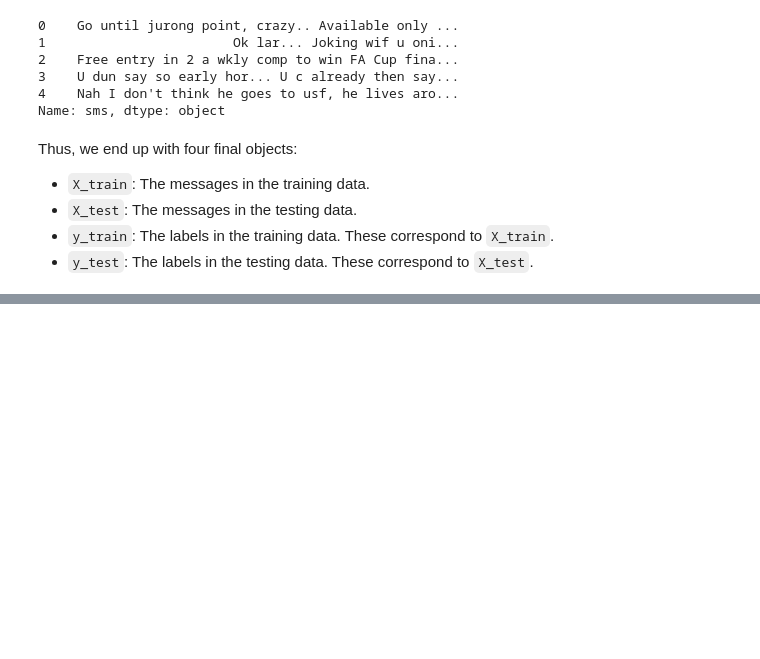
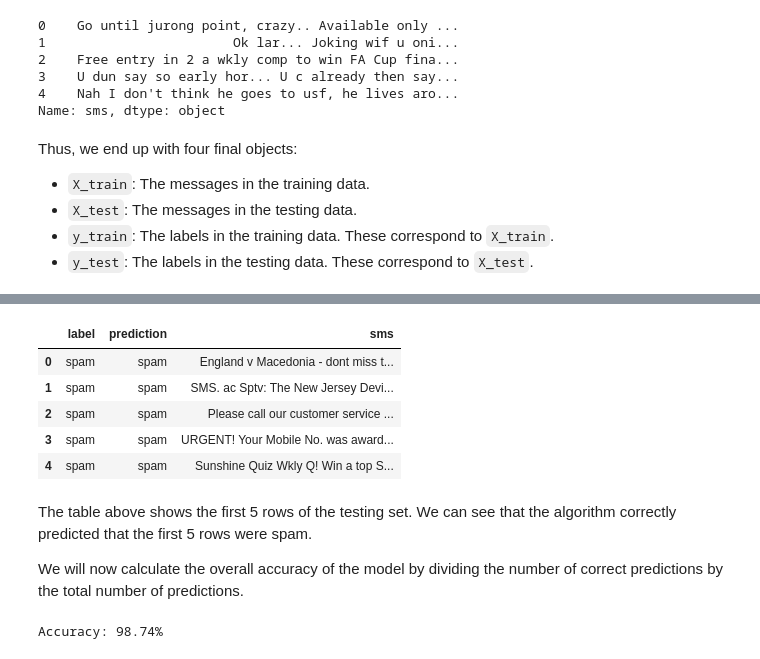
Before and after one commit to MiguelAHG/mahg-data-science, a Jupyter notebook: _notebooks/2021-12-13-Naive-Bayes-Algorithm-Detecting-Spam-Messages.ipynb, the cells around one changed output, grey strips where cells are left out. Saved outputs shown, nothing was run; the diff lists cells and outputs as text; code cells hidden in the pictures; blank space fills up the shorter version.

Commit message:
Write until start of Model Evaluation

```diff
--- a/_notebooks/2021-12-13-Naive-Bayes-Algorithm-Detecting-Spam-Messages.ipynb
+++ b/_notebooks/2021-12-13-Naive-Bayes-Algorithm-Detecting-Spam-Messages.ipynb
@@ -183,0 +257,8 @@ Now, let's discuss the multinomial naive bayes algorithm.
+# %%
+#collapse-hide
+p_label = {}
+p_label["spam"] = y_train.eq("spam").sum() / y_train.shape[0]
+p_label["ham"] = 1 - p_label["spam"]
+
+print(f"P(Spam) = {p_label['spam'] * 100:.2f}%")
+print(f"P(Ham) = {p_label['ham'] * 100:.2f}%")
@@ -183,0 +486,35 @@ Now, let's discuss the multinomial naive bayes algorithm.
+# %%
+#collapse-hide
+# Preprocess testing messages
+X_test_preprocessed = preprocess_messages(X_test.sms)
+
+# Make predictions
+y_pred = X_test_preprocessed.apply(predict, out = "pred")
+y_pred.name = "prediction"
+
+# Concatenate
+full_test = pd.concat(
+    [y_test, y_pred, X_test],
+    axis = 1
+)
+
+
+full_test.head()
+# %% [output]
+|  | label | prediction | sms |
+| 0 | spam | spam | England v Macedonia - dont miss t... |
+| 1 | spam | spam | SMS. ac Sptv: The New Jersey Devi... |
+| 2 | spam | spam | Please call our customer service ... |
+| 3 | spam | spam | URGENT! Your Mobile No. was award... |
+| 4 | spam | spam | Sunshine Quiz Wkly Q! Win a top S... |
+# %% [markdown]
+The table above shows the first 5 rows of the testing set. We can see that the algorithm correctly predicted that the first 5 rows were spam.
+
+We will now calculate the overall accuracy of the model by dividing the number of correct predictions by the total number of predictions.
+# %%
+#collapse-hide
+acc = y_test.eq(y_pred).sum() / y_pred.shape[0] * 100
+
+print(f"Accuracy: {acc:.2f}%")
+# %% [output]
+Accuracy: 98.74%
```
Also changed, not shown: parts of 29 cells of this notebook.
